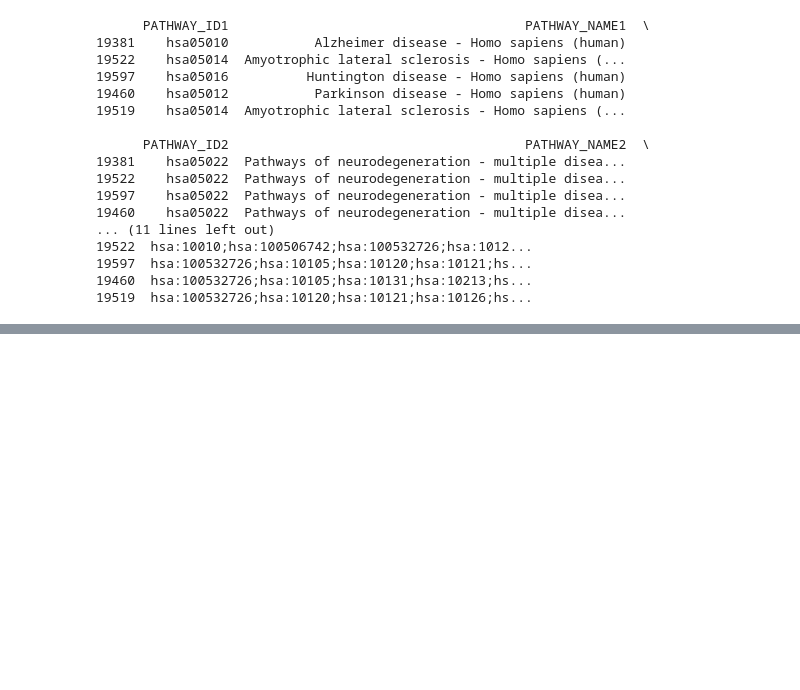
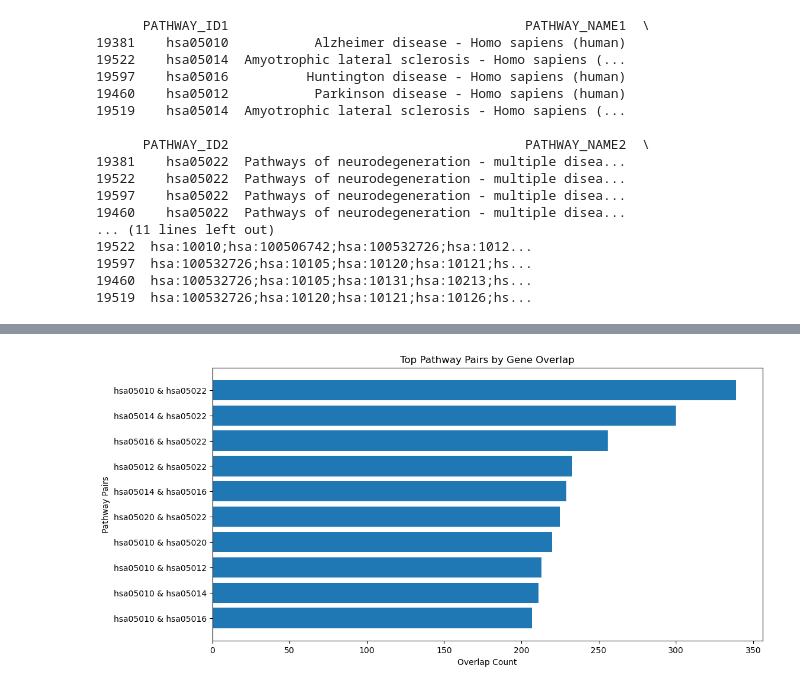
Before and after one commit to czaplab/Bioinf-575-Group-16, a Jupyter notebook: Script.ipynb, the cells around one changed output, grey strips where cells are left out. Cells and saved outputs as stored; diff of their text form; code cells hidden in the pictures; blank space fills up the shorter version.

```diff
--- a/Script.ipynb
+++ b/Script.ipynb
@@ -159,0 +253,13 @@ top_genes_pathways_names_df = pd.DataFrame(list(top_genes_pathways_names.items()
+# %%
+# Find pathway pairs with high overlap
+threshold = 10  # Minimum number of overlapping genes
+high_overlap_pairs = [
+    (path1, path2, overlap_matrix[i, j])
+    for i, path1 in enumerate(pathways)
+    for j, path2 in enumerate(pathways)
+    if i < j and overlap_matrix[i, j] > threshold
+]
+
+# Create a DataFrame for visualization
+high_overlap_df = pd.DataFrame(high_overlap_pairs, columns=["Pathway 1", "Pathway 2", "Overlap Count"])
+print(high_overlap_df.sort_values(by="Overlap Count", ascending=False))
@@ -159,0 +281,4 @@ top_genes_pathways_names_df = pd.DataFrame(list(top_genes_pathways_names.items()
+# %%
+# Filter pathway pairs with overlaps above a threshold
+high_overlap_df = high_overlap_df[high_overlap_df["Overlap Count"] > 100]
+print(high_overlap_df)
@@ -159,0 +300,17 @@ top_genes_pathways_names_df = pd.DataFrame(list(top_genes_pathways_names.items()
+# %%
+# Sort and get top 10 overlaps
+top_pairs = high_overlap_df.sort_values(by="Overlap Count", ascending=False).head(10)
+
+# Plot the bar chart
+plt.figure(figsize=(12, 6))
+plt.barh(
+    [f"{row['Pathway 1']} & {row['Pathway 2']}" for _, row in top_pairs.iterrows()],
+    top_pairs["Overlap Count"]
+)
+plt.xlabel("Overlap Count")
+plt.ylabel("Pathway Pairs")
+plt.title("Top Pathway Pairs by Gene Overlap")
+plt.gca().invert_yaxis()  # Reverse the y-axis for readability
+plt.show()
+# %% [output]
+[figure, added]
```
Also changed, not shown: parts of 11 cells of this notebook.
